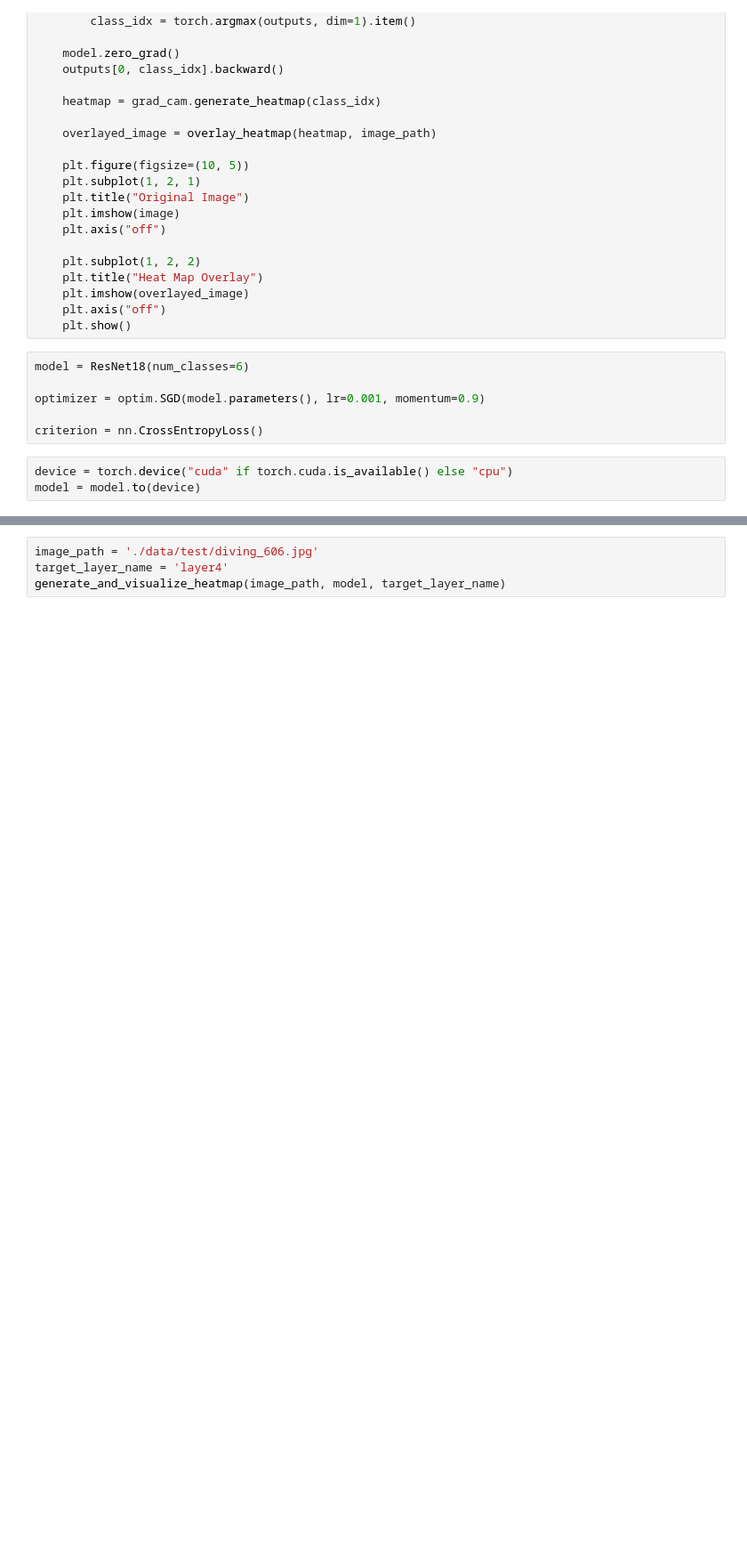
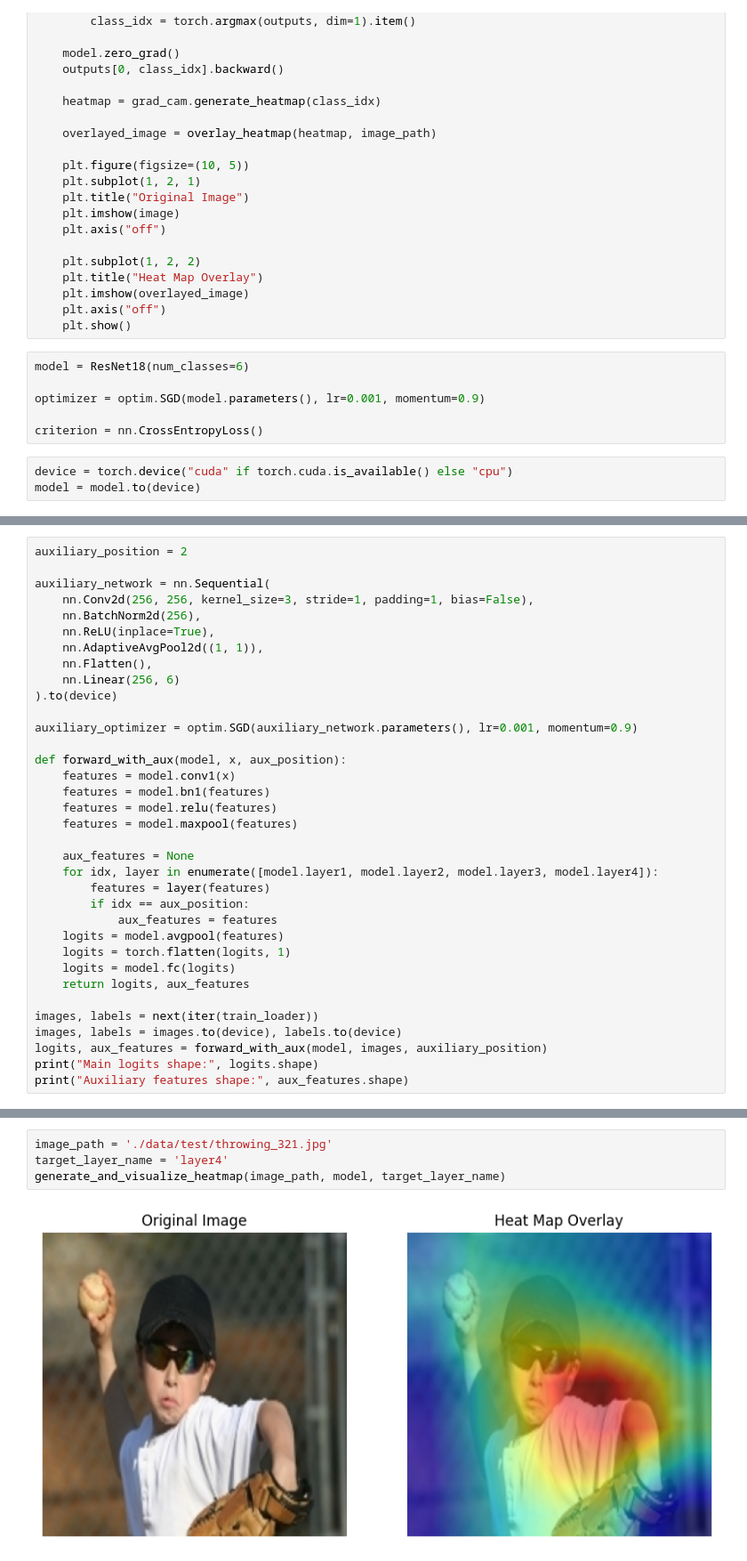
Before and after one commit to raoanmol/SiFeR, a Jupyter notebook: sifer.ipynb, the cells around one changed output, grey strips where cells are left out. Shown at 89% size. Cells and saved outputs as stored; diff of their text form; blank space fills up the shorter version.

Commit message:
Uploaded models

```diff
--- a/sifer.ipynb
+++ b/sifer.ipynb
@@ -343,0 +310,35 @@ for epoch in range(num_epochs):
+# %%
+auxiliary_position = 2
+
+auxiliary_network = nn.Sequential(
+    nn.Conv2d(256, 256, kernel_size=3, stride=1, padding=1, bias=False),
+    nn.BatchNorm2d(256),
+    nn.ReLU(inplace=True),
+    nn.AdaptiveAvgPool2d((1, 1)),
+    nn.Flatten(),
+    nn.Linear(256, 6)
+).to(device)
+
+auxiliary_optimizer = optim.SGD(auxiliary_network.parameters(), lr=0.001, momentum=0.9)
+
+def forward_with_aux(model, x, aux_position):
+    features = model.conv1(x)
+    features = model.bn1(features)
+    features = model.relu(features)
+    features = model.maxpool(features)
+
+    aux_features = None
+    for idx, layer in enumerate([model.layer1, model.layer2, model.layer3, model.layer4]):
+        features = layer(features)
+        if idx == aux_position:
+            aux_features = features
+    logits = model.avgpool(features)
+    logits = torch.flatten(logits, 1)
+    logits = model.fc(logits)
+    return logits, aux_features
+
+images, labels = next(iter(train_loader))
+images, labels = images.to(device), labels.to(device)
+logits, aux_features = forward_with_aux(model, images, auxiliary_position)
+print("Main logits shape:", logits.shape)
+print("Auxiliary features shape:", aux_features.shape)
@@ -392,4 +503,6 @@ print(f"Test Loss: {test_loss:.4f}, Test Accuracy: {test_acc:.2f}%")
 # %%
-image_path = './data/test/diving_606.jpg'
+image_path = './data/test/throwing_321.jpg'
 target_layer_name = 'layer4'
 generate_and_visualize_heatmap(image_path, model, target_layer_name)
+# %% [output]
+[figure, added]
```
Also changed, not shown: parts of 6 cells of this notebook, 3 other files.
